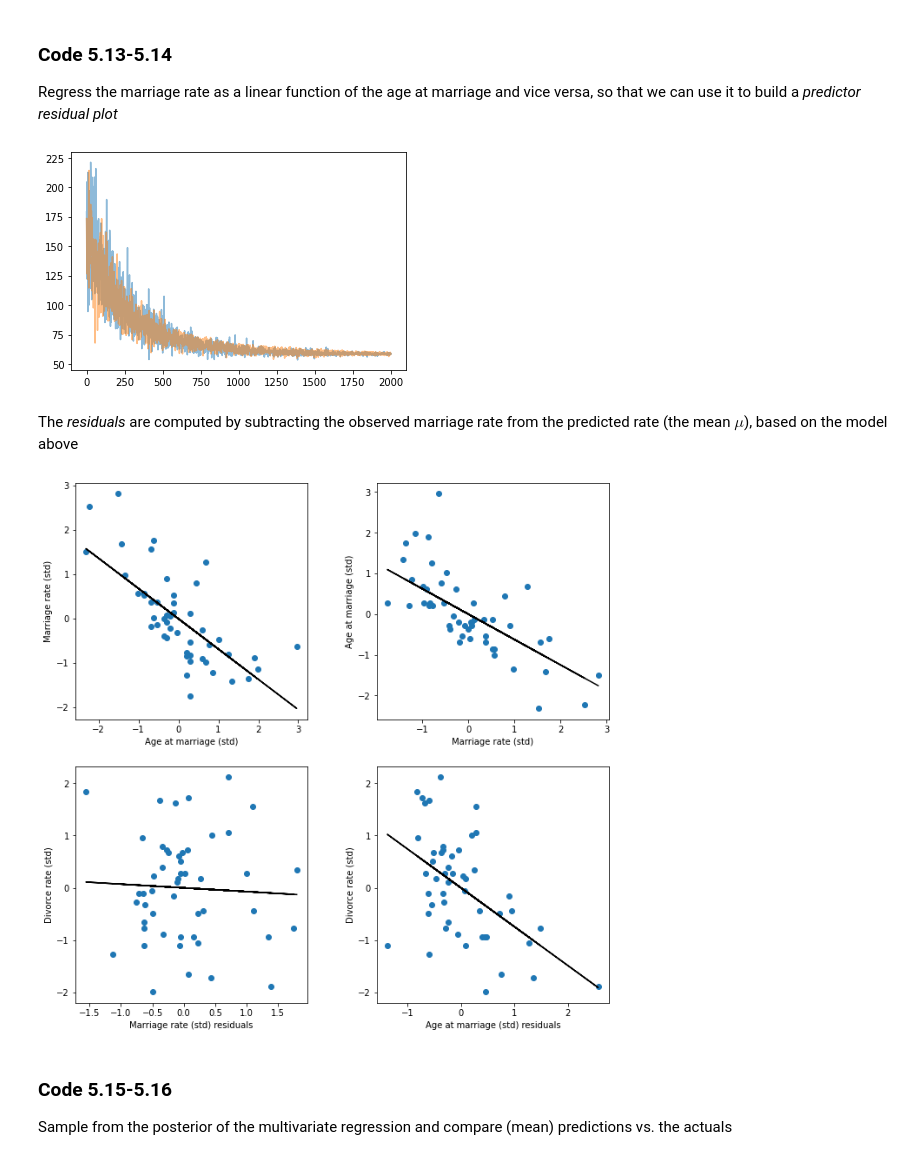
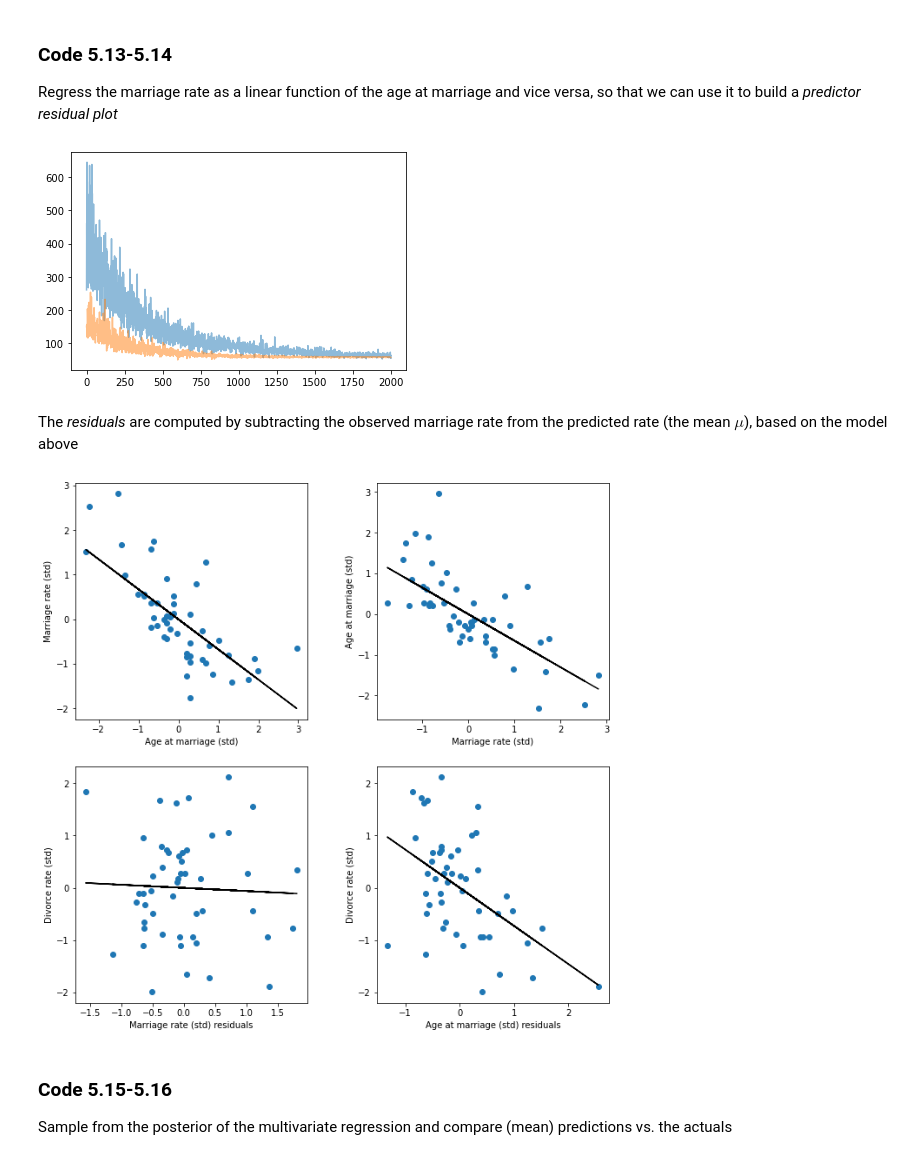
Before and after one commit to ecotner/statistical-rethinking, a Jupyter notebook: notebooks/5_many_vars_and_spurious_waffles.ipynb, the cells around one changed output. Cells and saved outputs as stored; diff of their text form; code cells hidden in the pictures.

```diff
--- a/notebooks/5_many_vars_and_spurious_waffles.ipynb
+++ b/notebooks/5_many_vars_and_spurious_waffles.ipynb
@@ -93,8 +97,8 @@ Do linear regression on $A$ and $D$
 # %%
 class RegressionModel:
     def __init__(self, x, y, prefix:str=""):
-        self.x = tt(x).double()
-        self.y = tt(y).double()
+        self.x = x
+        self.y = y
         self.name = prefix
 
     def __call__(self, x=None):
@@ -123,7 +127,7 @@ class RegressionModel:
             loss.append(svi.step())
         return loss
 # %%
-m5_1 = RegressionModel(wdata.As, wdata.Ds, prefix="m1")
+m5_1 = RegressionModel(tt(wdata.As), tt(wdata.Ds), prefix="m1")
 loss = m5_1.train(1500)
 # %%
 plt.plot(loss); plt.show()
@@ -188,7 +192,7 @@ plt.plot()
 ### Code 5.6
 Do the same thing but for the marriage rate/divorce rate
 # %%
-m5_2 = RegressionModel(wdata.Ms, wdata.Ds, prefix="m2")
+m5_2 = RegressionModel(tt(wdata.Ms), tt(wdata.Ds), prefix="m2")
 loss = m5_2.train(1500)
 # %%
 plt.plot(loss); plt.show()
@@ -381,31 +455,31 @@ Regress the marriage rate as a linear function of the age at marriage and vice v
 # %%
 a = tt(wdata.As).double()
 m = tt(wdata.Ms).double()
-m5_4_m = RegressionModel(wdata.As, wdata.Ms, prefix="M_res")
+m5_4_m = RegressionModel(a, m, prefix="M_res")
 loss = m5_4_m.train(2000)
 plt.plot(loss, alpha=0.5)
 samples_m = {
     k: v.detach().numpy()
     for k, v in Predictive(
         m5_4_m,
         guide=m5_4_m.guide,
         num_samples=1000,
         return_sites=("M_res/mu",)
     )(a).items()
 }
-m5_4_a = RegressionModel(wdata.Ms, wdata.As, prefix="A_res")
+m5_4_a = RegressionModel(m, a, prefix="A_res")
 loss = m5_4_a.train(2000)
 plt.plot(loss, alpha=0.5); plt.show()
 samples_a = {
     k: v.detach().numpy()
     for k, v in Predictive(
         m5_4_a,
         guide=m5_4_a.guide,
         num_samples=1000,
         return_sites=("A_res/mu",)
     )(m).items()
 }
 # %% [output]
-[figure, old version]
+[figure, new version]
 # %% [markdown]
 The _residuals_ are computed by subtracting the observed marriage rate from the predicted rate (the mean $\mu$), based on the model above
@@ -431,7 +503,7 @@ plt.ylabel("Age at marriage (std)")
 plt.sca(axes[1,0])
 res = m - mu_m
 plt.scatter(res, wdata.Ds)
-m_, b, _, _, _ = linregress(res, wdata.Ds)
+m_, b, _, _, _ = st.linregress(res, wdata.Ds)
 plt.plot(res, m_*res + b, color="black")
 plt.xlabel("Marriage rate (std) residuals")
 plt.ylabel("Divorce rate (std)")
@@ -439,7 +511,7 @@ plt.ylabel("Divorce rate (std)")
 plt.sca(axes[1,1])
 res = a - samples_a["A_res/mu"].mean(axis=0)
 plt.scatter(res, wdata.Ds)
-m_, b, _, _, _ = linregress(res, wdata.Ds)
+m_, b, _, _, _ = st.linregress(res, wdata.Ds)
 plt.plot(res, m_*res + b, color="black")
 plt.xlabel("Age at marriage (std) residuals")
 plt.ylabel("Divorce rate (std)")
@@ -447,7 +519,7 @@ plt.ylabel("Divorce rate (std)")
 plt.subplots_adjust(wspace=0.3)
 plt.show()
 # %% [output]
-[figure, old version]
+[figure, new version]
 # %% [markdown]
 ### Code 5.15-5.16
 Sample from the posterior of the multivariate regression and compare (mean) predictions vs. the actuals
```
Also changed, not shown: parts of 96 cells of this notebook.
